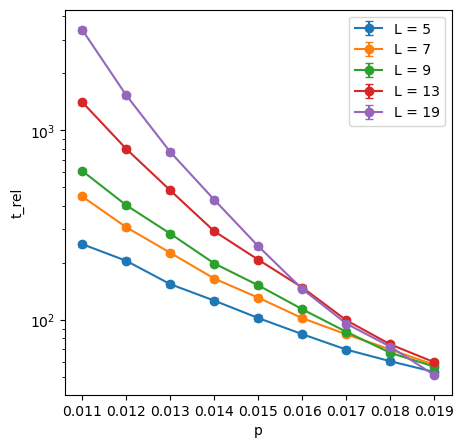
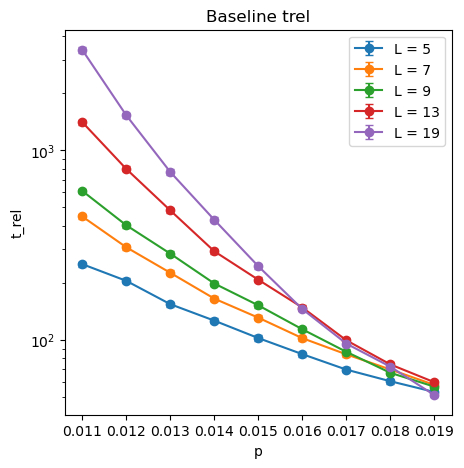
Code edit (unified diff) that turned the first committed figure into the second:
--- before
+++ after
@@ -8,3 +8,4 @@
 plt.ylabel('t_rel')
 plt.legend()
+plt.title("Baseline trel")
 plt.show()

Commit: Added plot titles